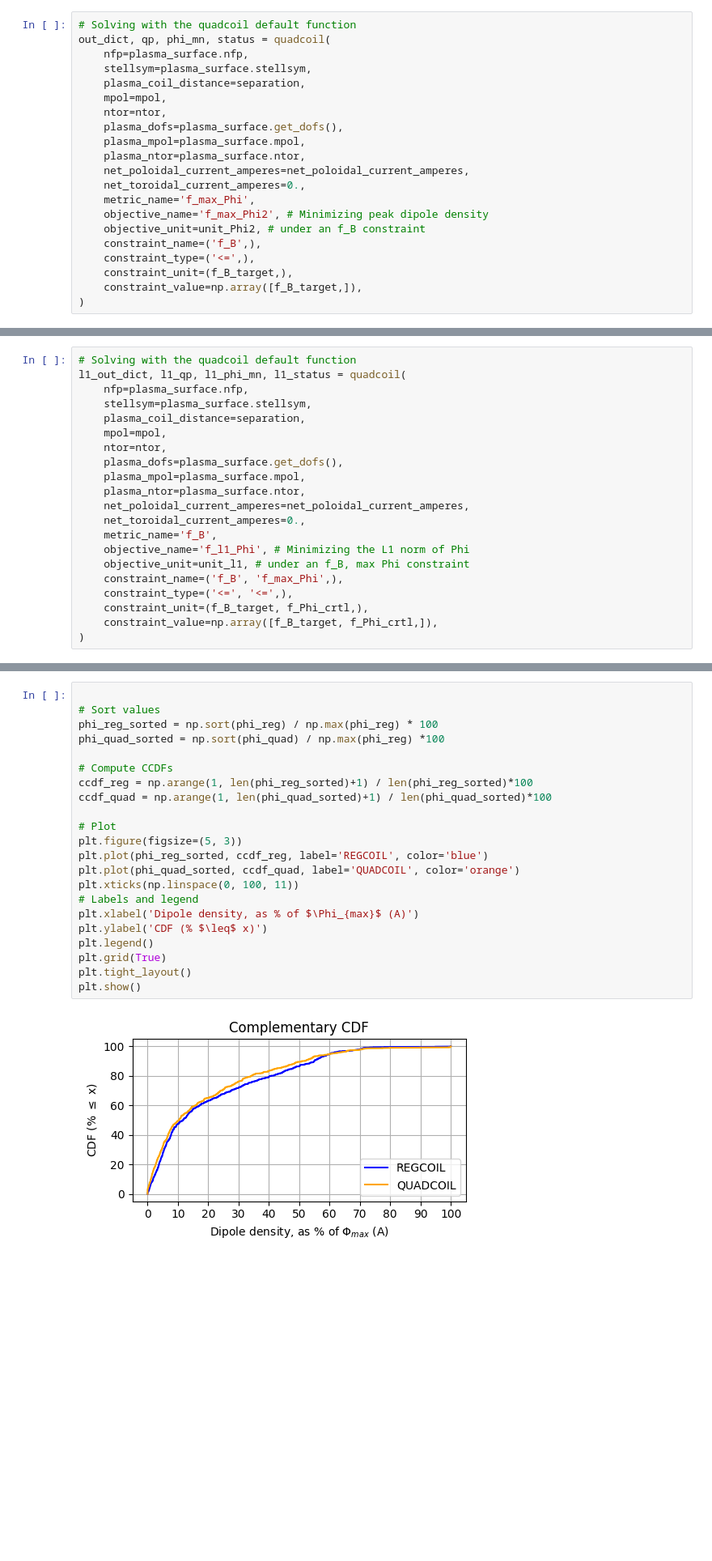
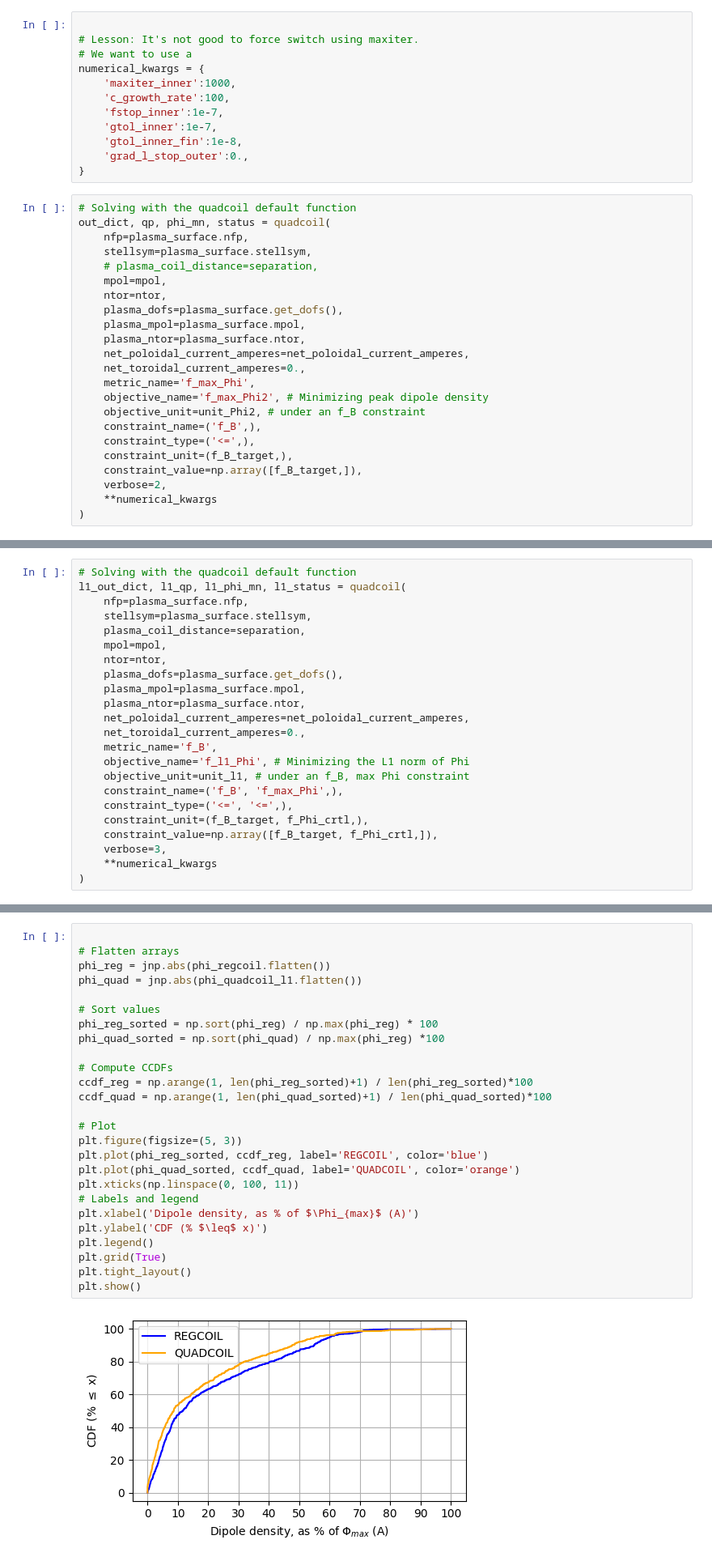
Before and after one commit to lankef/quadcoil, a Jupyter notebook: examples/dipole_density.ipynb, the cells around one changed output, grey strips where cells are left out. Shown at 81% size. Cells and saved outputs as stored; diff of their text form; blank space fills up the shorter version.

```diff
--- a/examples/dipole_density.ipynb
+++ b/examples/dipole_density.ipynb
@@ -192,12 +180,24 @@ print('Max(Phi) =', unit_Phi, 'At the inflection point.')
 # %% [output]
 Max(Phi^2) = 286467060000.0 At the inflection point.
 Max(Phi) = 535226.2 At the inflection point.
+# %%
+
+# Lesson: It's not good to force switch using maxiter.
+# We want to use a
+numerical_kwargs = {
+    'maxiter_inner':1000,
+    'c_growth_rate':100,
+    'fstop_inner':1e-7,
+    'gtol_inner':1e-7,
+    'gtol_inner_fin':1e-8,
+    'grad_l_stop_outer':0.,
+}
 # %%
 # Solving with the quadcoil default function
 out_dict, qp, phi_mn, status = quadcoil(
     nfp=plasma_surface.nfp,
     stellsym=plasma_surface.stellsym,
-    plasma_coil_distance=separation,
+    # plasma_coil_distance=separation,
     mpol=mpol,
     ntor=ntor,
     plasma_dofs=plasma_surface.get_dofs(),
@@ -212,4 +212,6 @@ out_dict, qp, phi_mn, status = quadcoil(
     constraint_type=('<=',),
     constraint_unit=(f_B_target,),
     constraint_value=np.array([f_B_target,]),
+    verbose=2,
+    **numerical_kwargs
 )
@@ -276,4 +352,6 @@ l1_out_dict, l1_qp, l1_phi_mn, l1_status = quadcoil(
     constraint_type=('<=', '<=',),
     constraint_unit=(f_B_target, f_Phi_crtl,),
     constraint_value=np.array([f_B_target, f_Phi_crtl,]),
+    verbose=3,
+    **numerical_kwargs
 )
@@ -341,24 +416,28 @@ plt.show()
 # %%
+
+# Flatten arrays
+phi_reg = jnp.abs(phi_regcoil.flatten())
+phi_quad = jnp.abs(phi_quadcoil_l1.flatten())
 
 # Sort values
 phi_reg_sorted = np.sort(phi_reg) / np.max(phi_reg) * 100
 phi_quad_sorted = np.sort(phi_quad) / np.max(phi_reg) *100
 
 # Compute CCDFs
 ccdf_reg = np.arange(1, len(phi_reg_sorted)+1) / len(phi_reg_sorted)*100
 ccdf_quad = np.arange(1, len(phi_quad_sorted)+1) / len(phi_quad_sorted)*100
 
 # Plot
 plt.figure(figsize=(5, 3))
 plt.plot(phi_reg_sorted, ccdf_reg, label='REGCOIL', color='blue')
 plt.plot(phi_quad_sorted, ccdf_quad, label='QUADCOIL', color='orange')
 plt.xticks(np.linspace(0, 100, 11))
 # Labels and legend
 plt.xlabel('Dipole density, as % of $\Phi_{max}$ (A)')
 plt.ylabel('CDF (% $\leq$ x)')
 plt.legend()
 plt.grid(True)
 plt.tight_layout()
 plt.show()
 # %% [output]
-[figure, old version]
+[figure, new version]
```
Also changed, not shown: parts of 21 cells of this notebook, 7 other files.
